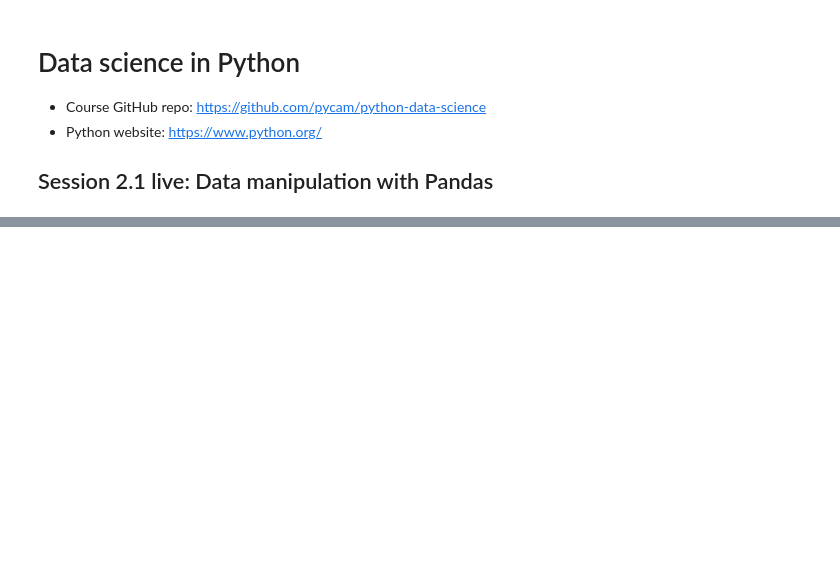
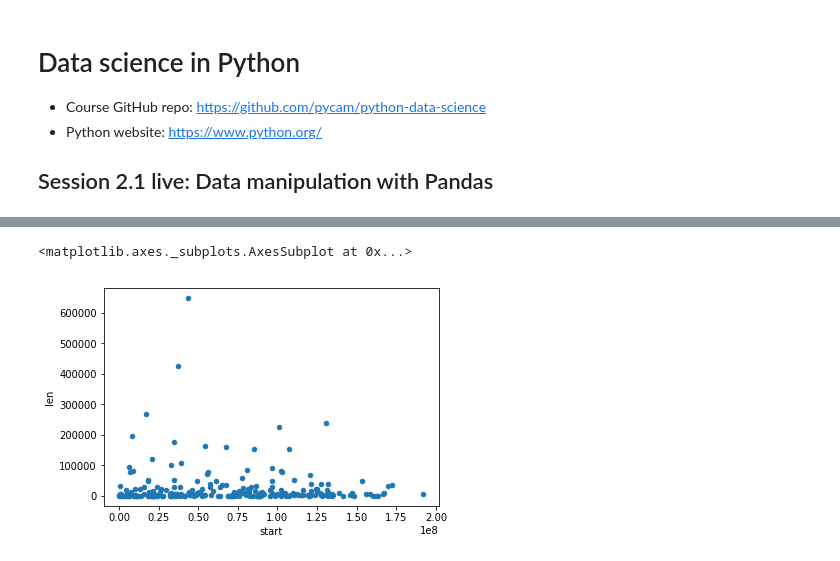
Before and after one commit to pycam/python-data-science, a Jupyter notebook: 21_live_python_data.ipynb, the cells around one changed output, grey strips where cells are left out. Drawn from its saved outputs; the diff is of its cells as text; code cells hidden in the pictures; blank space fills up the shorter version.

```diff
--- a/21_live_python_data.ipynb
+++ b/21_live_python_data.ipynb
@@ -52,0 +243,6 @@ len_of_mouse_genes.plot()
+# %%
+%matplotlib inline
+mouse_genes.plot.scatter(x='start', y='len')
+# %% [output]
+<matplotlib.axes._subplots.AxesSubplot at 0x...>
+[figure, added]
```
Also changed, not shown: parts of 26 cells of this notebook, 4 other files.
